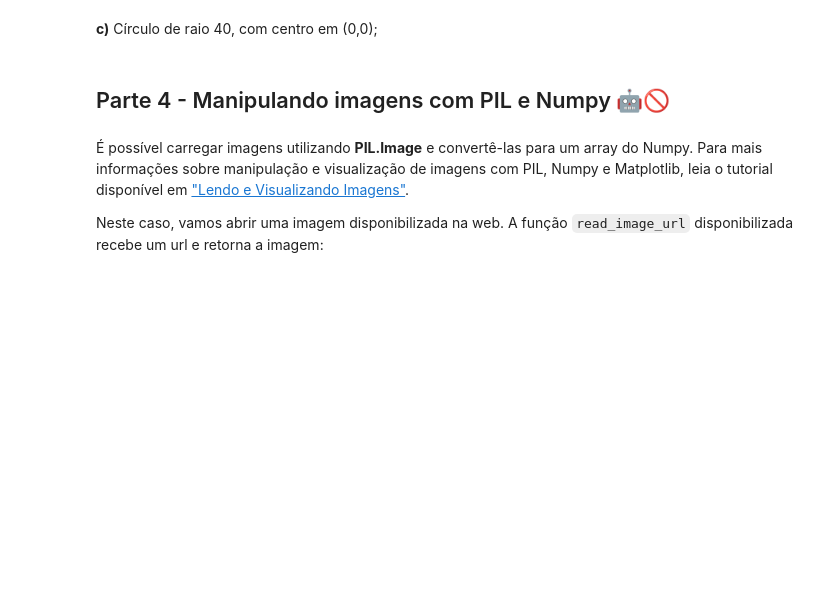
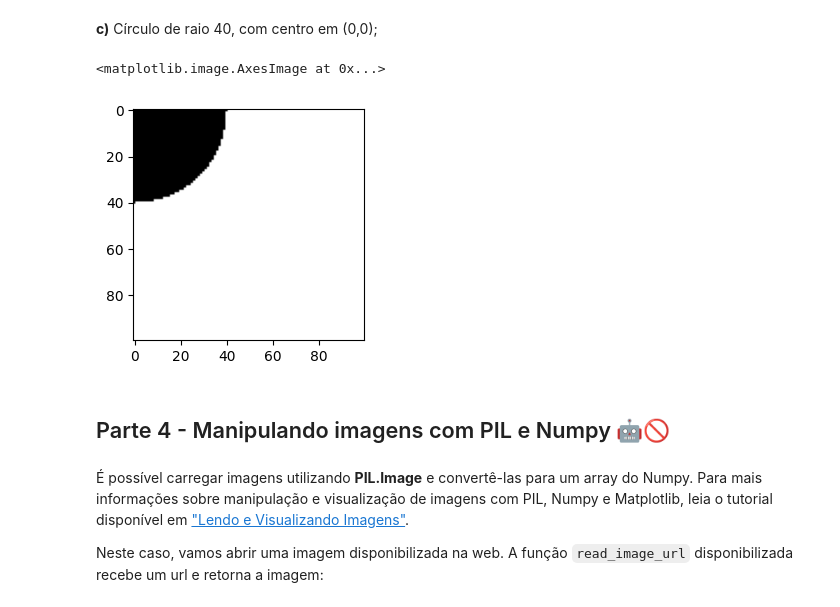
Before and after one commit to UNICAMP-EA979/2026s1-pi01-numpy-Bruno-Jambeiro, a Jupyter notebook: Atividade.ipynb, the cells around one changed output. Drawn from its saved outputs; the diff is of its cells as text; code cells hidden in the pictures; blank space fills up the shorter version.

```diff
--- a/Atividade.ipynb
+++ b/Atividade.ipynb
@@ -415,3 +432,15 @@ ind = np.indices((100,100))
+# %%
+# Seu código aqui
+ind = np.indices((100,100))
+array = np.sqrt(ind[0]*ind[0] + ind[1]*ind[1])
+boolarray = (array <=40)
+array[boolarray] = 0
+array[np.logical_not(boolarray)] = 255
+plt.figure(figsize = (3,3))
+plt.imshow(array,vmin=0, vmax=255, cmap='gray')
+# %% [output]
+<matplotlib.image.AxesImage at 0x...>
+[figure, added]
 # %% [markdown]
 ## Parte 4 - Manipulando imagens com PIL e Numpy 🤖🚫
 # %% [markdown]
```
Also changed, not shown: parts of 5 cells of this notebook.
